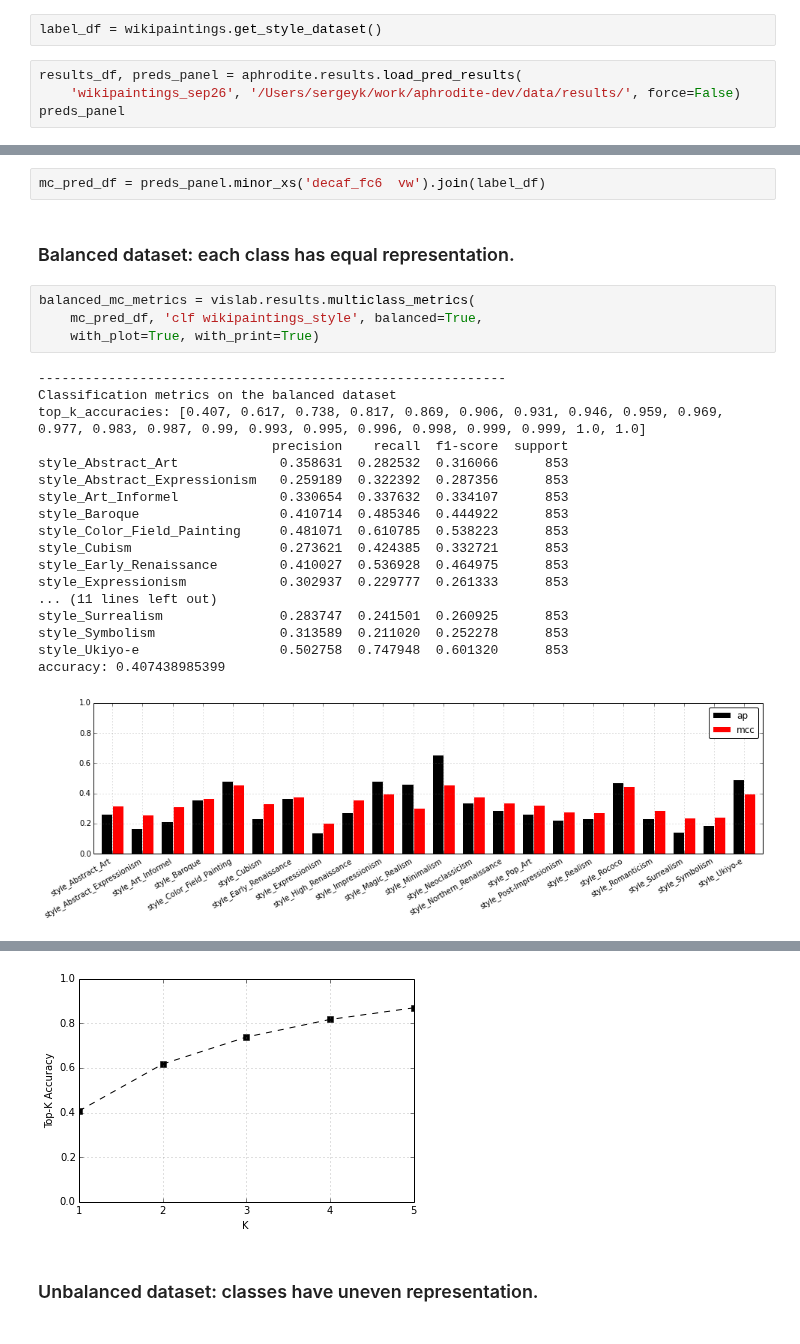
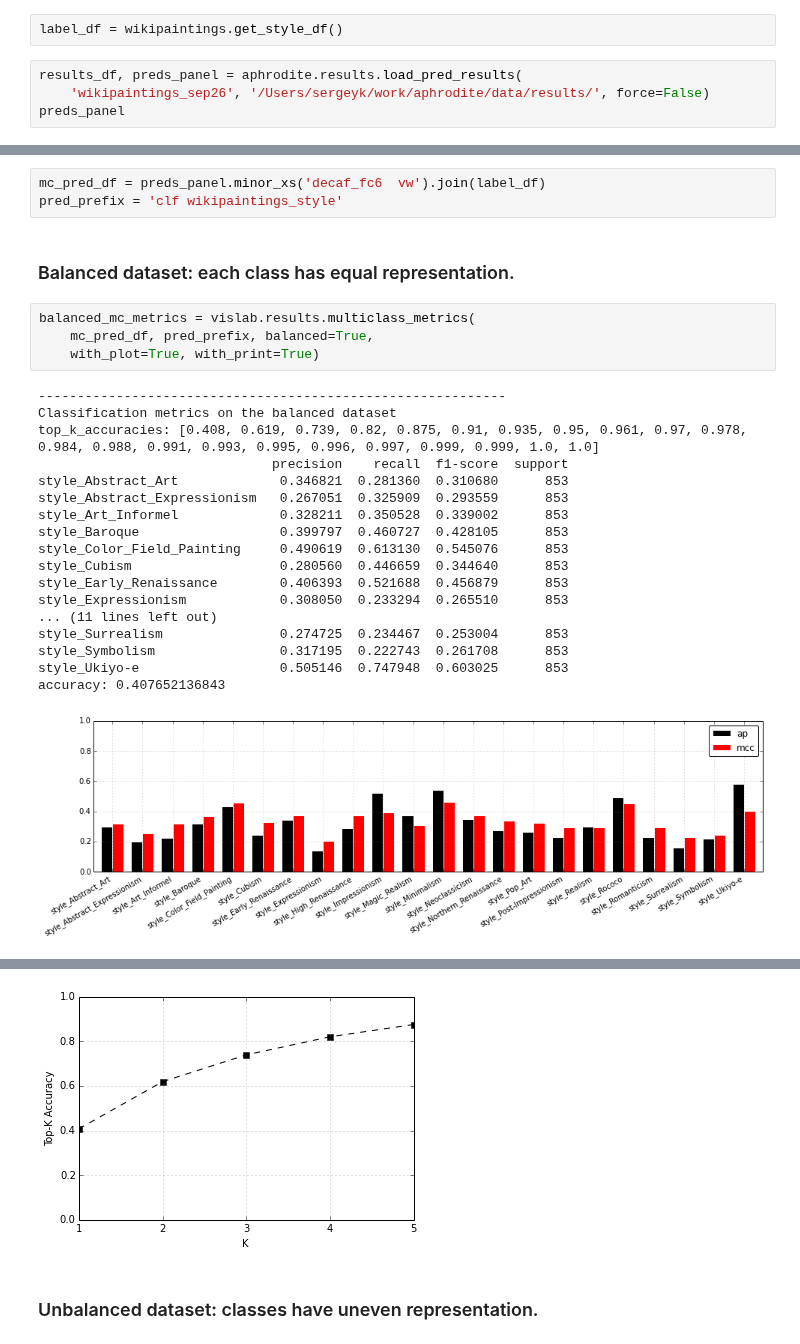
Before and after one commit to sergeyk/vislab, a Jupyter notebook: notebooks/wikipaintings results.ipynb, the cells around one changed output, grey strips where cells are left out. Cells and saved outputs as stored; diff of their text form.

Commit message:
lots of small fixes and improvements; pascal results

```diff
--- a/notebooks/wikipaintings results.ipynb
+++ b/notebooks/wikipaintings results.ipynb
@@ -11,7 +15,7 @@ import vislab.datasets.wikipaintings as wikipaintings
 # %%
-label_df = wikipaintings.get_style_dataset()
+label_df = wikipaintings.get_style_df()
 # %%
 results_df, preds_panel = aphrodite.results.load_pred_results(
-    'wikipaintings_sep26', '/Users/sergeyk/work/aphrodite-dev/data/results/', force=False)
+    'wikipaintings_sep26', '/Users/sergeyk/work/aphrodite/data/results/', force=False)
 preds_panel
 # %% [output]
@@ -70,31 +67,32 @@ all_binary_metrics_df = vislab.results.all_binary_metrics_df(
 ## Multiclass metrics
 # %%
 mc_pred_df = preds_panel.minor_xs('decaf_fc6  vw').join(label_df)
+pred_prefix = 'clf wikipaintings_style'
 # %% [markdown]
 ### Balanced dataset: each class has equal representation.
 # %%
 balanced_mc_metrics = vislab.results.multiclass_metrics(
-    mc_pred_df, 'clf wikipaintings_style', balanced=True,
+    mc_pred_df, pred_prefix, balanced=True,
     with_plot=True, with_print=True)
 # %% [output]
 ------------------------------------------------------------
 Classification metrics on the balanced dataset
-top_k_accuracies: [0.407, 0.617, 0.738, 0.817, 0.869, 0.906, 0.931, 0.946, 0.959, 0.969, 0.977, 0.983, 0.987, 0.99, 0.993, 0.995, 0.996, 0.998, 0.999, 0.999, 1.0, 1.0]
+top_k_accuracies: [0.408, 0.619, 0.739, 0.82, 0.875, 0.91, 0.935, 0.95, 0.961, 0.97, 0.978, 0.984, 0.988, 0.991, 0.993, 0.995, 0.996, 0.997, 0.999, 0.999, 1.0, 1.0]
                               precision    recall  f1-score  support
-style_Abstract_Art             0.358631  0.282532  0.316066      853
-style_Abstract_Expressionism   0.259189  0.322392  0.287356      853
-style_Art_Informel             0.330654  0.337632  0.334107      853
-style_Baroque                  0.410714  0.485346  0.444922      853
-style_Color_Field_Painting     0.481071  0.610785  0.538223      853
-style_Cubism                   0.273621  0.424385  0.332721      853
-style_Early_Renaissance        0.410027  0.536928  0.464975      853
-style_Expressionism            0.302937  0.229777  0.261333      853
+style_Abstract_Art             0.346821  0.281360  0.310680      853
+style_Abstract_Expressionism   0.267051  0.325909  0.293559      853
+style_Art_Informel             0.328211  0.350528  0.339002      853
+style_Baroque                  0.399797  0.460727  0.428105      853
+style_Color_Field_Painting     0.490619  0.613130  0.545076      853
+style_Cubism                   0.280560  0.446659  0.344640      853
+style_Early_Renaissance        0.406393  0.521688  0.456879      853
+style_Expressionism            0.308050  0.233294  0.265510      853
 ... (11 lines left out)
-style_Surrealism               0.283747  0.241501  0.260925      853
-style_Symbolism                0.313589  0.211020  0.252278      853
-style_Ukiyo-e                  0.502758  0.747948  0.601320      853
-accuracy: 0.407438985399
+style_Surrealism               0.274725  0.234467  0.253004      853
+style_Symbolism                0.317195  0.222743  0.261708      853
+style_Ukiyo-e                  0.505146  0.747948  0.603025      853
+accuracy: 0.407652136843
-[figure, old version]
+[figure, new version]
 [figure]
 [figure]
 # %% [markdown]
```
Also changed, not shown: parts of 7 cells of this notebook, 15 other files.
